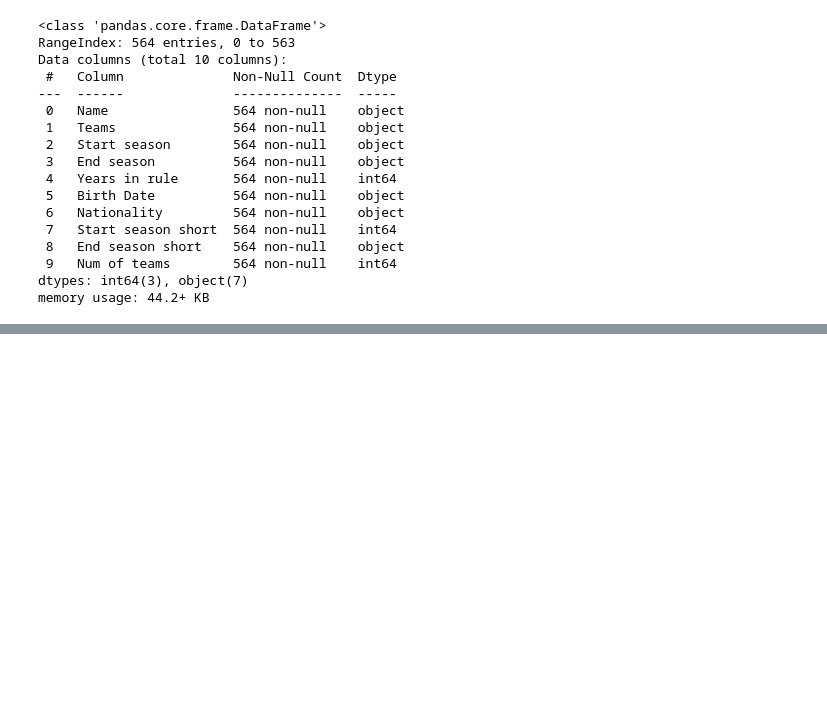
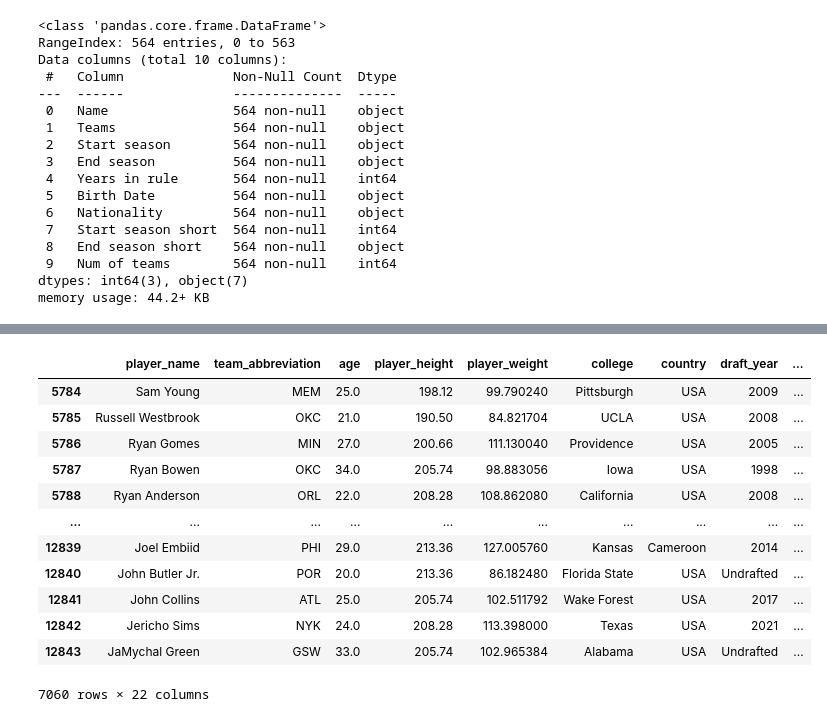
Before and after one commit to najeh-halawani/NBA-Data-Warehouse, a Jupyter notebook: ETL.ipynb, the cells around one changed output, grey strips where cells are left out. Saved outputs shown, nothing was run; the diff lists cells and outputs as text; code cells hidden in the pictures; blank space fills up the shorter version.

```diff
--- a/ETL.ipynb
+++ b/ETL.ipynb
@@ -372,3 +416,9 @@ Data columns (total 10 columns):
  9   Num of teams        564 non-null    int64
 dtypes: int64(3), object(7)
 memory usage: 44.2+ KB
+# %%
+player_details = pd.read_csv('players_data.csv')
+# player_details.drop(columns=['Unamed 0'], inplace=True)
+
+player_details.drop(columns=['Unnamed: 0'], inplace=True)
+player_details.info()
@@ -374,0 +443,21 @@ memory usage: 44.2+ KB
+# %%
+player_details["start_year"] = player_details["season"].str[:4].astype(int)
+
+# Filter for seasons from 2009 onwards
+filtered_player_details = player_details[player_details["start_year"] >= 2009]
+# %%
+filtered_player_details
+# %% [output]
+|  | player_name | team_abbreviation | age | player_height | player_weight | college | country | draft_year | ... |
+| 5784 | Sam Young | MEM | 25.0 | 198.12 | 99.790240 | Pittsburgh | USA | 2009 | ... |
+| 5785 | Russell Westbrook | OKC | 21.0 | 190.50 | 84.821704 | UCLA | USA | 2008 | ... |
+| 5786 | Ryan Gomes | MIN | 27.0 | 200.66 | 111.130040 | Providence | USA | 2005 | ... |
+| 5787 | Ryan Bowen | OKC | 34.0 | 205.74 | 98.883056 | Iowa | USA | 1998 | ... |
+| 5788 | Ryan Anderson | ORL | 22.0 | 208.28 | 108.862080 | California | USA | 2008 | ... |
+| ... | ... | ... | ... | ... | ... | ... | ... | ... | ... |
+| 12839 | Joel Embiid | PHI | 29.0 | 213.36 | 127.005760 | Kansas | Cameroon | 2014 | ... |
+| 12840 | John Butler Jr. | POR | 20.0 | 213.36 | 86.182480 | Florida State | USA | Undrafted | ... |
+| 12841 | John Collins | ATL | 25.0 | 205.74 | 102.511792 | Wake Forest | USA | 2017 | ... |
+| 12842 | Jericho Sims | NYK | 24.0 | 208.28 | 113.398000 | Texas | USA | 2021 | ... |
+| 12843 | JaMychal Green | GSW | 33.0 | 205.74 | 102.965384 | Alabama | USA | Undrafted | ... |
+7060 rows × 22 columns
```
Also changed, not shown: parts of 14 cells of this notebook, 15 other files.
